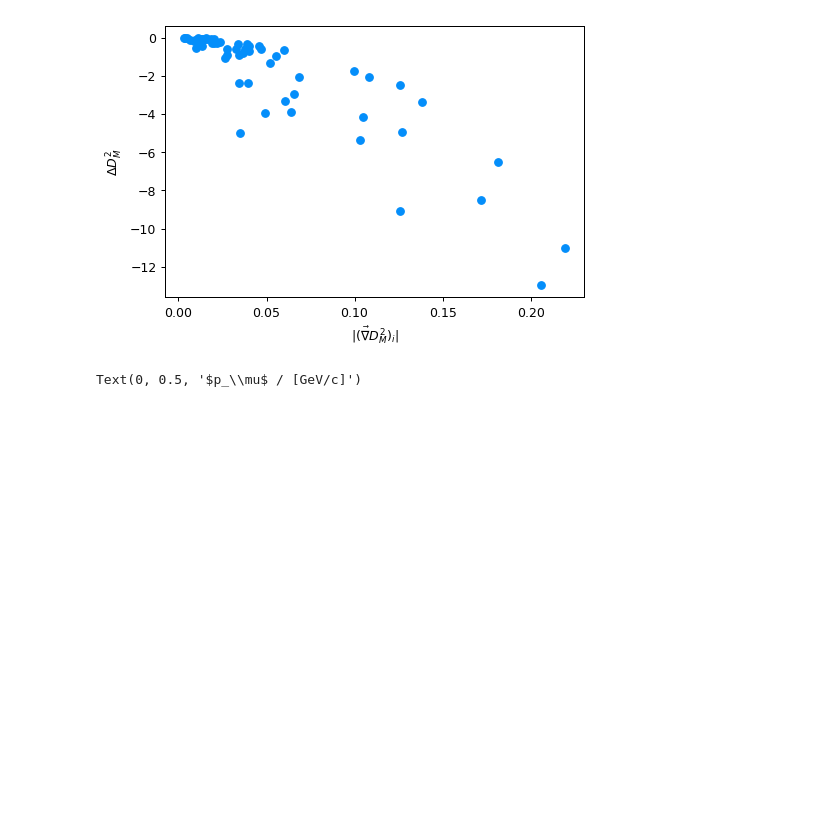
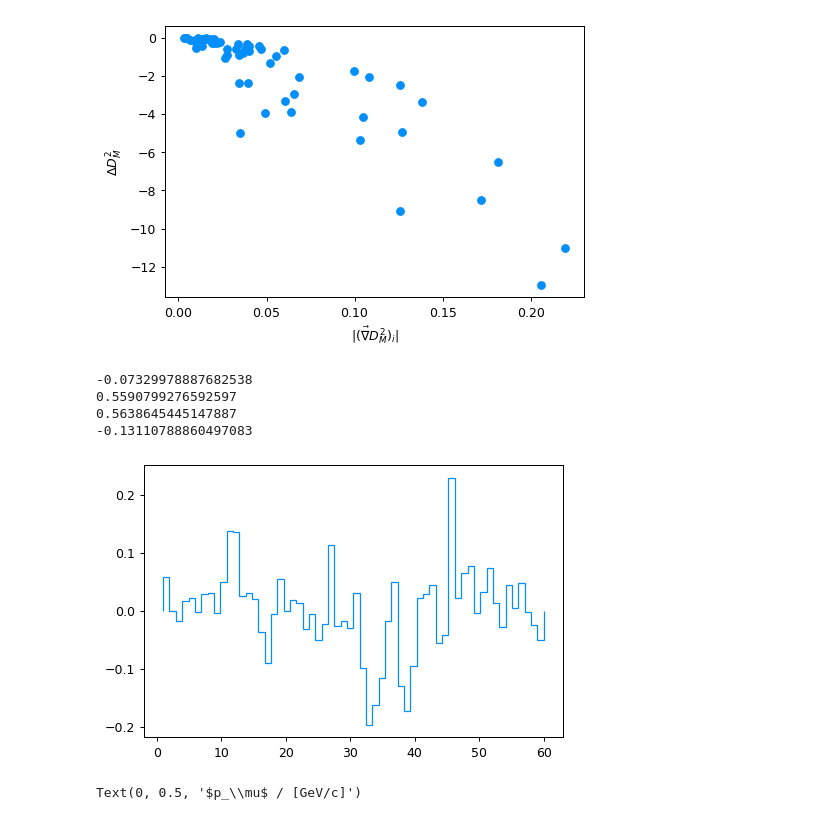
Before and after one commit to ast0815/regularisation, a Jupyter notebook: T2K_model_fit.ipynb, the cells around one changed output. Saved outputs shown, nothing was run; the diff lists cells and outputs as text; code cells hidden in the pictures; blank space fills up the shorter version.

Commit message:
Split gradient in norm and shape.

```diff
--- a/T2K_model_fit.ipynb
+++ b/T2K_model_fit.ipynb
@@ -313,6 +313,20 @@ plt.ylabel(r"$\Delta D^2_M$")
 # %% [output]
 Text(0, 0.5, '$\\Delta D^2_M$')
 [figure]
+# %%
+norm_grad = np.sum(grad) / np.sqrt(len(grad))
+print(norm_grad)
+shape_grad = grad - (norm_grad / np.sqrt(len(grad)))
+plt.stairs(shape_grad, bins)
+print(np.linalg.norm(shape_grad))
+print(np.linalg.norm(grad))
+print(norm_grad / np.linalg.norm(shape_grad))
+# %% [output]
+-0.07329978887682538
+0.5590799276592597
+0.5638645445147887
+-0.13110788860497083
+[figure, added]
 # %%
 # Coerce matplotlib into plottin irregular 2D histograms
 
```
Also changed, not shown: 2 other files.
